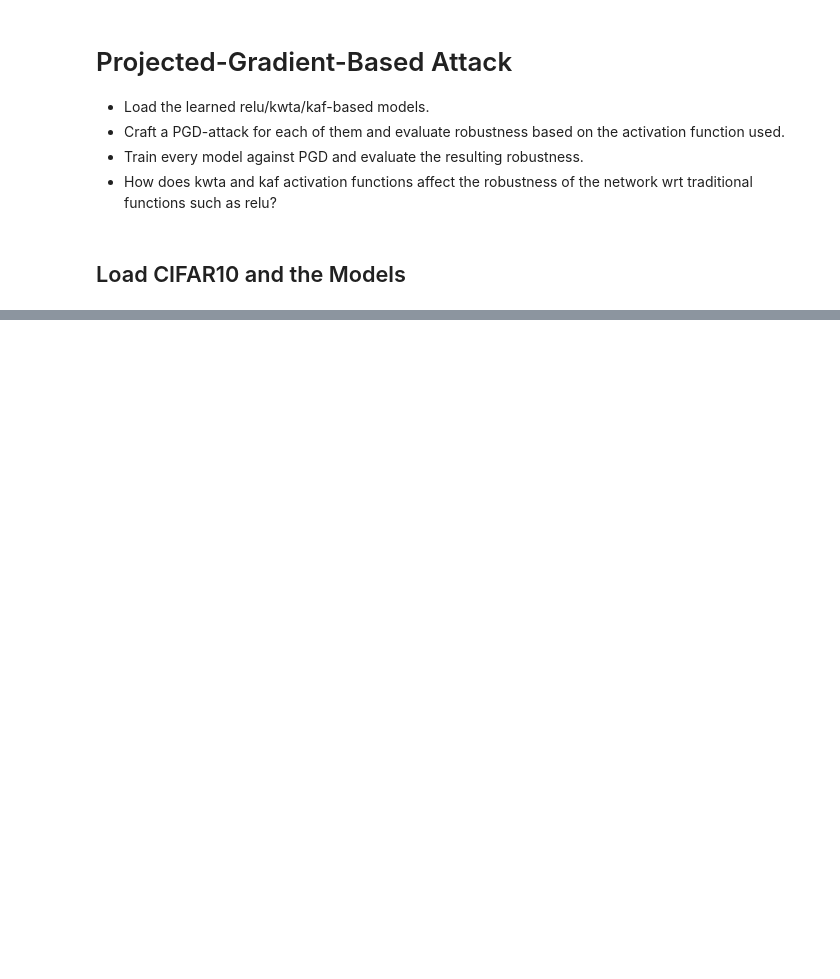
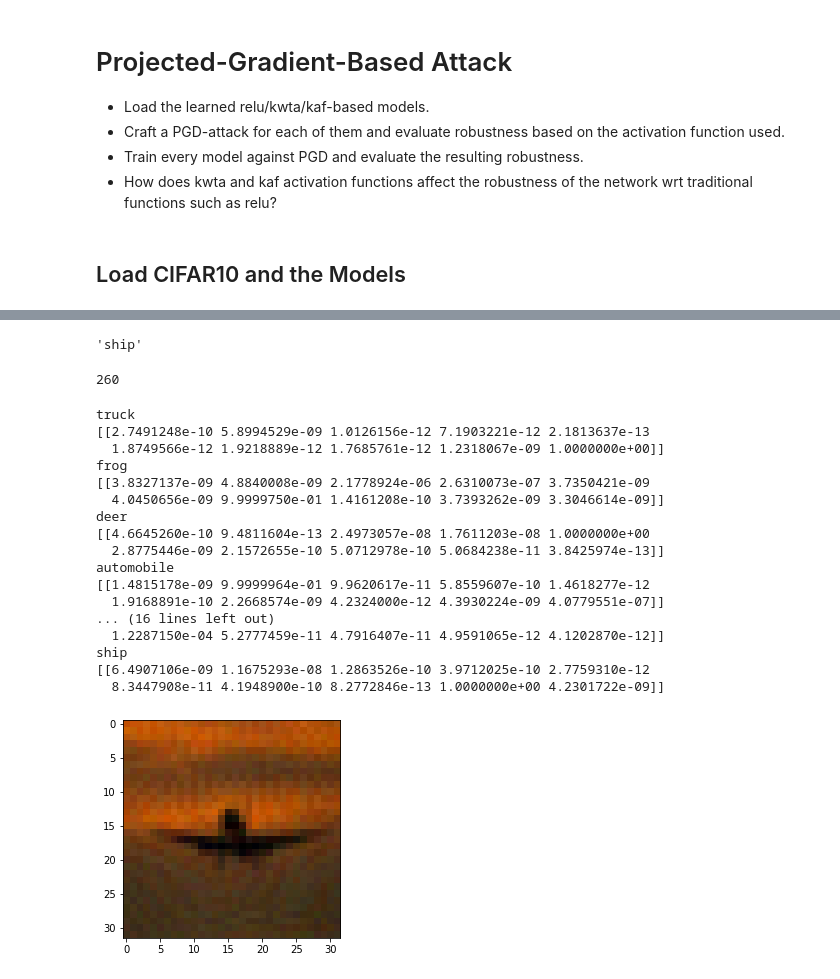
Before and after one commit to arbiter1elegantiae/Robustness-of-deep-neural-networks-with-trainable-activation-functions, a Jupyter notebook: pgd-robustness.ipynb, the cells around one changed output, grey strips where cells are left out. Saved outputs shown, nothing was run; the diff lists cells and outputs as text; code cells hidden in the pictures; blank space fills up the shorter version.

```diff
--- a/pgd-robustness.ipynb
+++ b/pgd-robustness.ipynb
@@ -32,9 +20,11 @@ kwta_cnn_tmp.evaluate(x = x_test, y = y_test, batch_size=128)
 # %%
-relu_cnn = tf.keras.models.load_model('saved_custom_model/relu_cnn')
-kwta_cnn = tf.keras.models.load_model('saved_custom_model/kwta_cnn')
-kaf_cnn = tf.keras.models.load_model('saved_custom_model/kaf_cnn')
+elu_cnn = tf.keras.models.load_model('../saved_models/elu_cnn')
+kwta_cnn = tf.keras.models.load_model('../saved_models/kwta_cnn')
+kaf_cnn = tf.keras.models.load_model('../saved_models/kaf_cnn')
+elukaf_cnn = tf.keras.models.load_model('../saved_models/elukaf_cnn')
 
-relu_cnn.summary()
+elu_cnn.summary()
 kwta_cnn.summary()
 kaf_cnn.summary()
+elukaf_cnn.summary()
 # %% [output]
@@ -84,3 +209,11 @@ pgd_kaf = ProjectedGradientDescent(classifier= kaf_cnn_art, eps=0.031, eps_step=
+# %%
+classes[np.argmax(elu_cnn.predict(tf.expand_dims(x_test[260], 0)))]
+# %% [output]
+'ship'
+# %%
+j
+# %% [output]
+260
 # %%
 # Our net is 90% certain of our image being a horse
 classes= ['airplane', 'automobile', 'bird', 'cat', 'deer',
@@ -106,0 +232,31 @@ np.save('adversarial_pgd_test_100', x_adv_test)
+# %%
+# Robustness Estimation
+classes = ['airplane', 'automobile', 'bird', 'cat', 'deer',
+               'dog', 'frog', 'horse', 'ship', 'truck']
+
+elu_pgd_attack_100 = np.load('elu_pgd_test_100.npy')
+
+for x in elu_pgd_attack_100[:10]:
+
+    plt.imshow(x)
+    print(classes[np.argmax(elu_cnn.predict(tf.expand_dims(x, 0)))])
+    print(elu_cnn.predict(tf.expand_dims(x, 0)))
+# %% [output]
+truck
+[[2.7491248e-10 5.8994529e-09 1.0126156e-12 7.1903221e-12 2.1813637e-13
+  1.8749566e-12 1.9218889e-12 1.7685761e-12 1.2318067e-09 1.0000000e+00]]
+frog
+[[3.8327137e-09 4.8840008e-09 2.1778924e-06 2.6310073e-07 3.7350421e-09
+  4.0450656e-09 9.9999750e-01 1.4161208e-10 3.7393262e-09 3.3046614e-09]]
+deer
+[[4.6645260e-10 9.4811604e-13 2.4973057e-08 1.7611203e-08 1.0000000e+00
+  2.8775446e-09 2.1572655e-10 5.0712978e-10 5.0684238e-11 3.8425974e-13]]
+automobile
+[[1.4815178e-09 9.9999964e-01 9.9620617e-11 5.8559607e-10 1.4618277e-12
+  1.9168891e-10 2.2668574e-09 4.2324000e-12 4.3930224e-09 4.0779551e-07]]
+... (16 lines left out)
+  1.2287150e-04 5.2777459e-11 4.7916407e-11 4.9591065e-12 4.1202870e-12]]
+ship
+[[6.4907106e-09 1.1675293e-08 1.2863526e-10 3.9712025e-10 2.7759310e-12
+  8.3447908e-11 4.1948900e-10 8.2772846e-13 1.0000000e+00 4.2301722e-09]]
+[figure, added]
```
Also changed, not shown: parts of 22 cells of this notebook, 10 other files.
